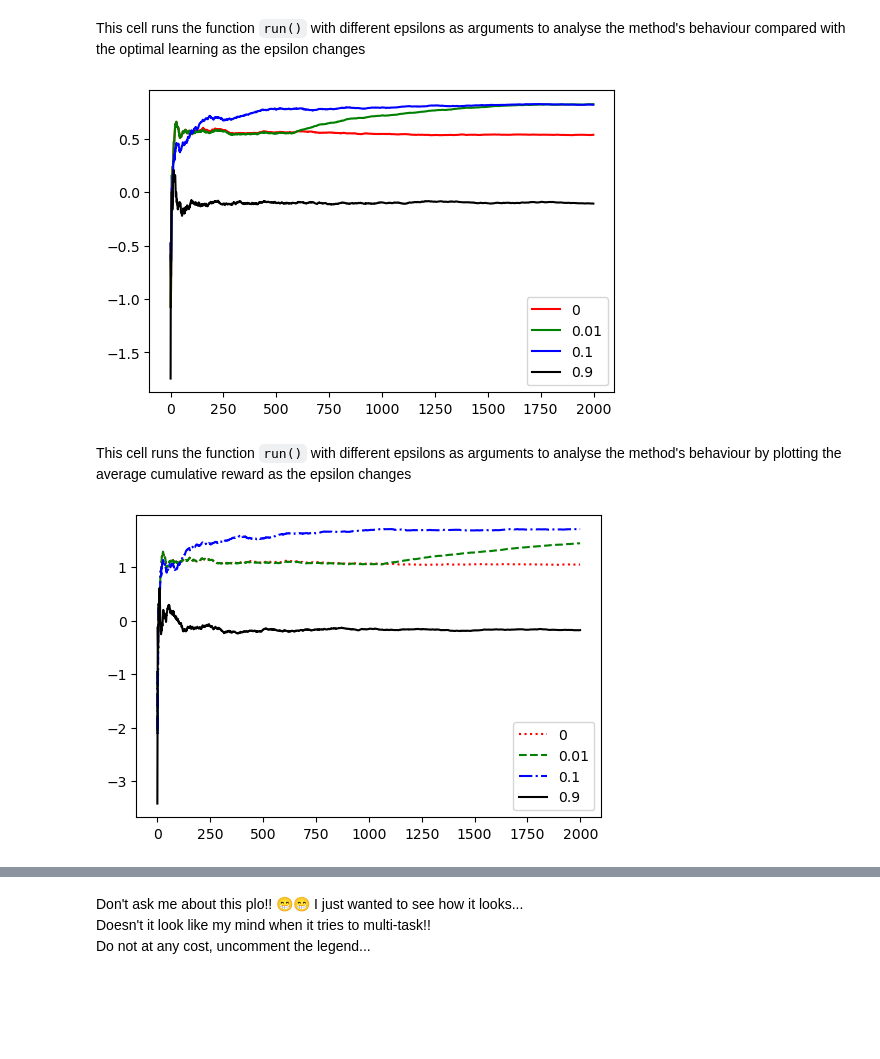
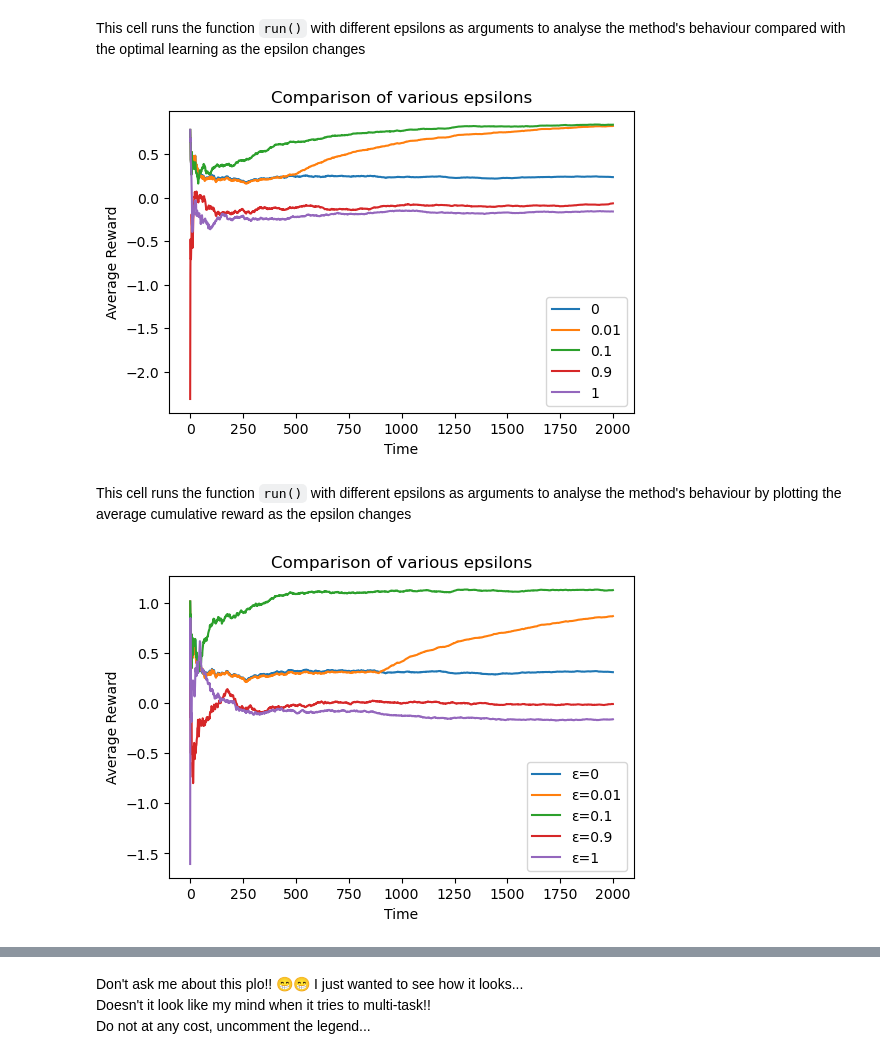
Before and after one commit to balaji1029/reinforcement-learning-sos, a Jupyter notebook: Multi-Armed Bandits.ipynb, the cells around one changed output, grey strips where cells are left out. Cells and saved outputs as stored; diff of their text form; code cells hidden in the pictures; blank space fills up the shorter version.

```diff
--- a/Multi-Armed Bandits.ipynb
+++ b/Multi-Armed Bandits.ipynb
@@ -79,26 +79,34 @@ optimal = (np.arange(N)+1)*max(q_stars)
 This cell runs the function `run()` with different epsilons as arguments to analyse the method's behaviour compared with the optimal learning as the epsilon changes
 # %%
 plt.figure(dpi=100)
-plt.plot(np.arange(N), run(0)/optimal, color='red')
-plt.plot(np.arange(N), run(0.01)/optimal, color='green')
-plt.plot(np.arange(N), run(0.1)/optimal, color='blue')
-plt.plot(np.arange(N), run(0.9)/optimal, color='black')
-plt.legend([0, 0.01, 0.1, 0.9])
+plt.plot(np.arange(N), run(0)/optimal)
+plt.plot(np.arange(N), run(0.01)/optimal)
+plt.plot(np.arange(N), run(0.1)/optimal)
+plt.plot(np.arange(N), run(0.9)/optimal)
+plt.plot(np.arange(N), run(1)/optimal)
+plt.legend([0, 0.01, 0.1, 0.9, 1])
+plt.title('Comparison of various epsilons')
+plt.ylabel('Average Reward')
+plt.xlabel('Time')
 plt.show()
 # %% [output]
-[figure, old version]
+[figure, new version]
 # %% [markdown]
 This cell runs the function `run()` with different epsilons as arguments to analyse the method's behaviour by plotting the average cumulative reward as the epsilon changes
 # %%
 plt.figure(dpi=100)
-plt.plot(np.arange(N), run(0)/(np.arange(N)+1), color='red', linestyle=":")
-plt.plot(np.arange(N), run(0.01)/(np.arange(N)+1), color='green', linestyle='--')
-plt.plot(np.arange(N), run(0.1)/(np.arange(N)+1), color='blue', linestyle='-.')
-plt.plot(np.arange(N), run(0.9)/(np.arange(N)+1), color='black')
-plt.legend([0, 0.01, 0.1, 0.9])
+plt.plot(np.arange(N), run(0)/(np.arange(N)+1))
+plt.plot(np.arange(N), run(0.01)/(np.arange(N)+1))
+plt.plot(np.arange(N), run(0.1)/(np.arange(N)+1))
+plt.plot(np.arange(N), run(0.9)/(np.arange(N)+1))
+plt.plot(np.arange(N), run(1.0)/(np.arange(N)+1))
+plt.legend(['\u03b5=0','\u03b5=0.01','\u03b5=0.1','\u03b5=0.9','\u03b5=1'])
+plt.title('Comparison of various epsilons')
+plt.ylabel('Average Reward')
+plt.xlabel('Time')
 plt.show()
 # %% [output]
-[figure, old version]
+[figure, new version]
 # %%
 plt.figure(dpi=100)
 plt.plot(np.arange(N), run(0)/(np.arange(N)+1), color='red', linestyle=":")
```
Also changed, not shown: parts of 9 cells of this notebook, 12 other files.
